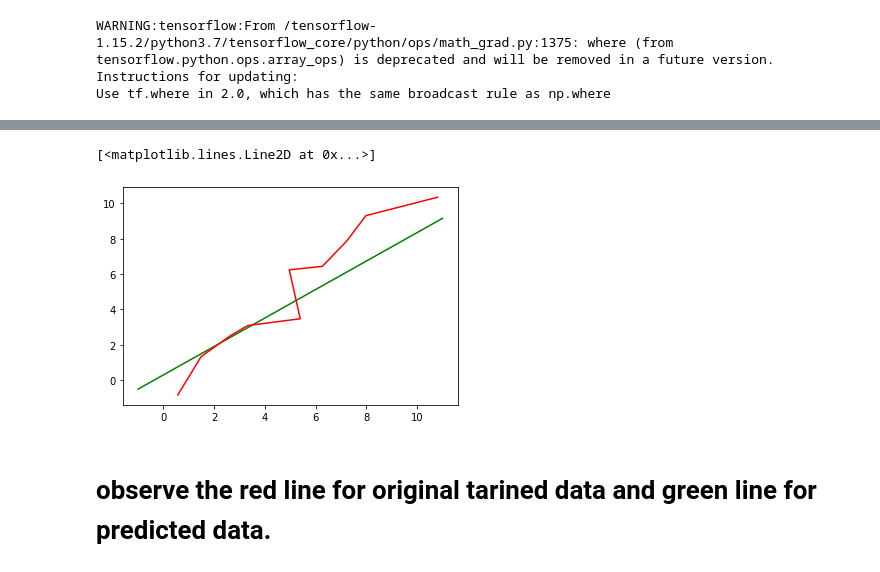
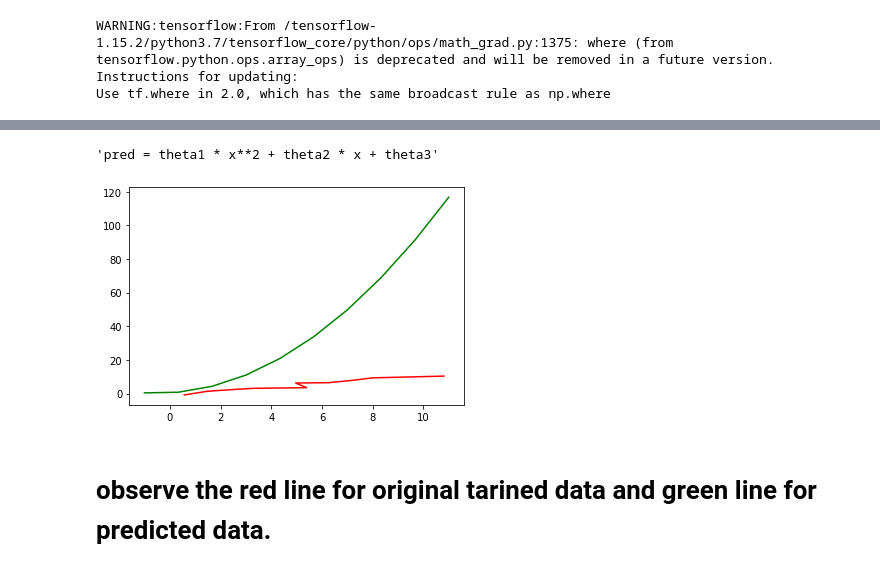
Before and after one commit to PriyathamVarma/tensorflow, a Jupyter notebook: TensorFlow_NN.ipynb, the cells around one changed output, grey strips where cells are left out. Drawn from its saved outputs; the diff is of its cells as text; code cells hidden in the pictures.

```diff
--- a/TensorFlow_NN.ipynb
+++ b/TensorFlow_NN.ipynb
@@ -214,15 +218,16 @@ array([0.29272186])
 # %%
 # test the data
 
 x_test = np.linspace(-1,11,10)
 
-y_pred = final_slope * x_test + final_intercept
+y_pred = final_slope * x_test**2 + final_slope * x_test + final_intercept
 
 plt.plot(x_test,y_pred,color="green")
 plt.plot(x_data,y_label,color="red")
+"""pred = theta1 * x**2 + theta2 * x + theta3"""
 # %% [output]
-[<matplotlib.lines.Line2D at 0x...>]
+'pred = theta1 * x**2 + theta2 * x + theta3'
-[figure, old version]
+[figure, new version]
 # %% [markdown]
 # observe the red line for original tarined data and green line for predicted data.
 # %% [markdown]
```
Also changed, not shown: parts of 6 cells of this notebook.
